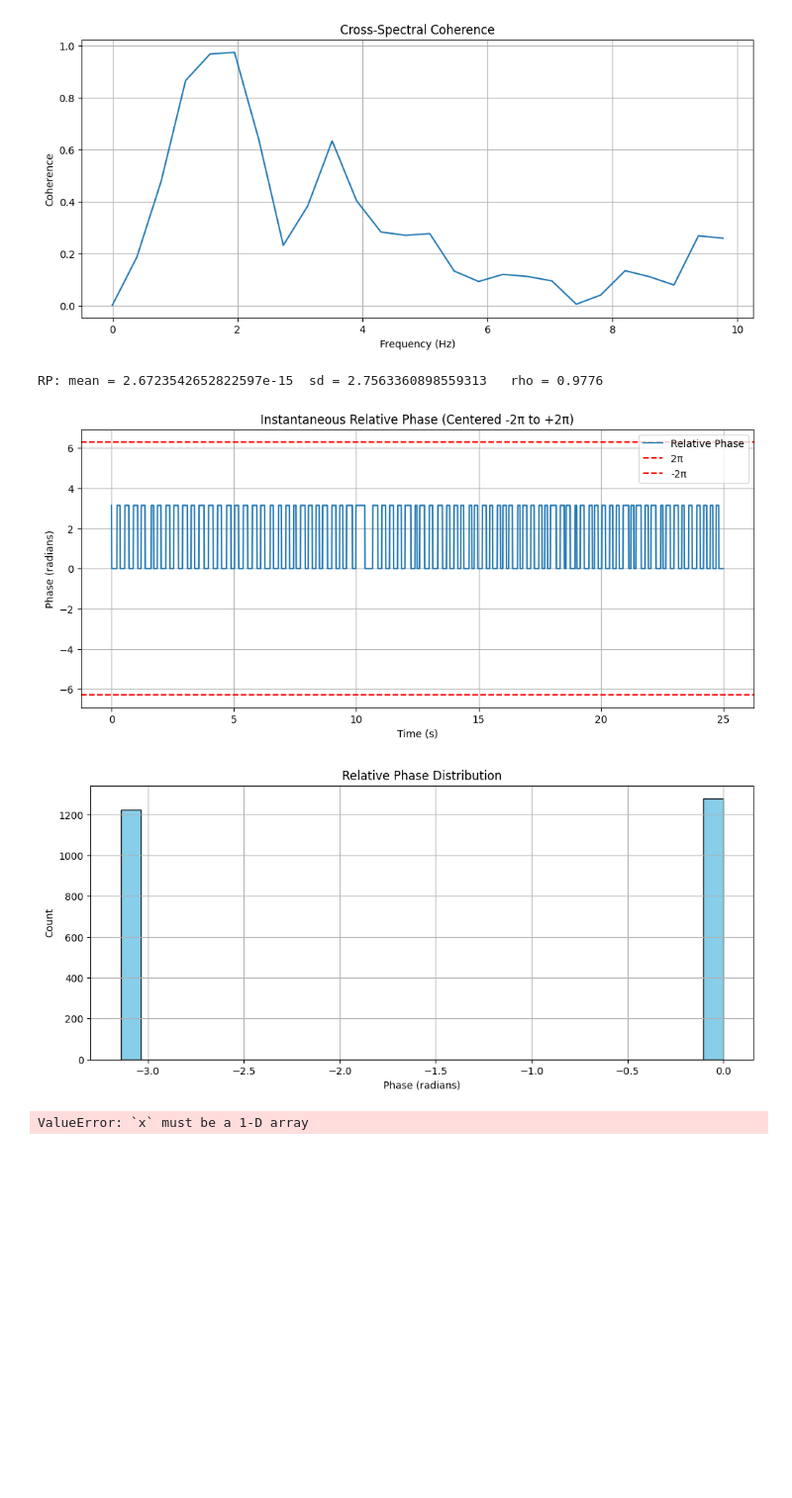
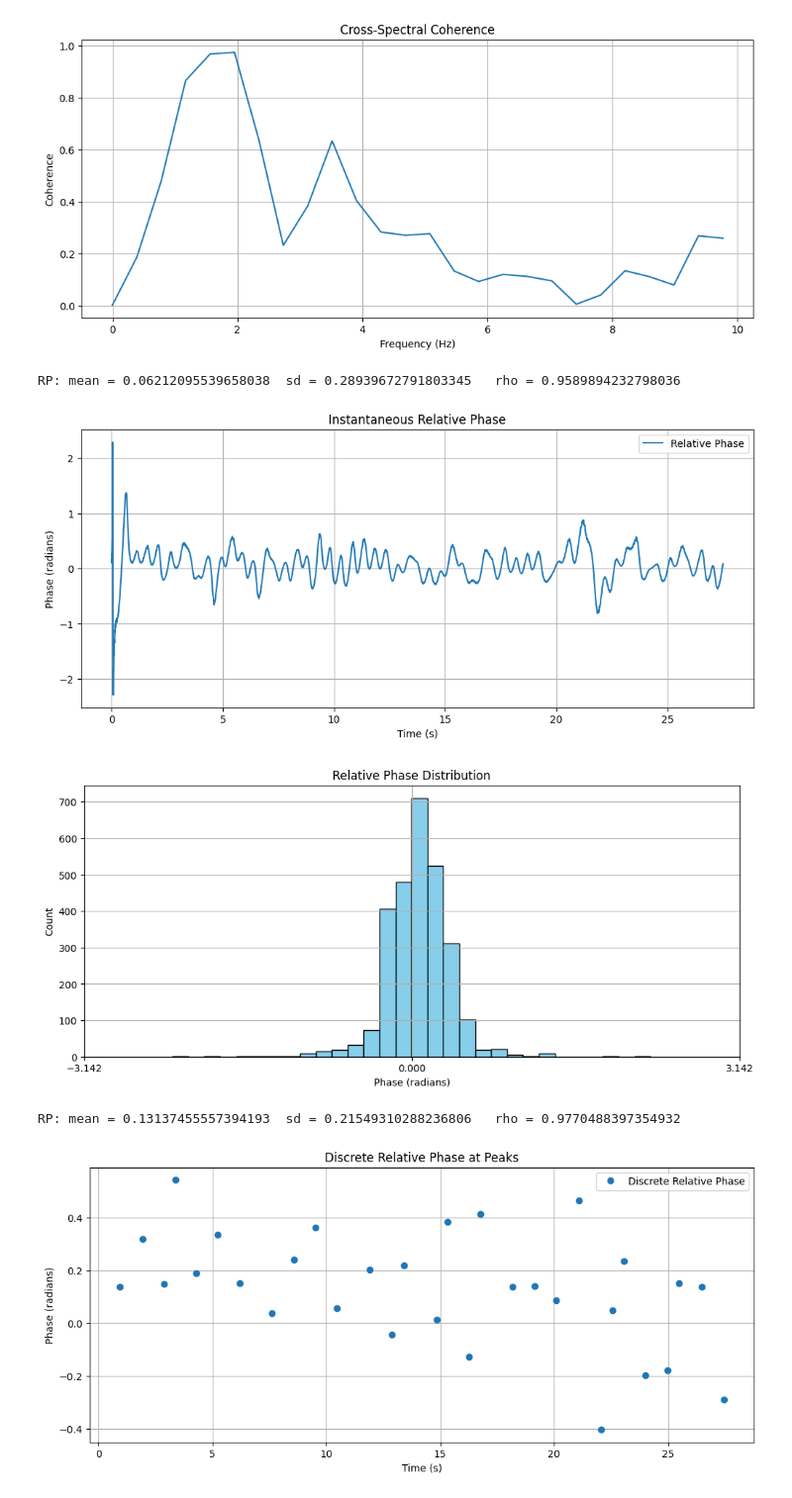
Before and after one commit to xkiwilabs/Linear-NonLinear-TSAnalysis, a Jupyter notebook: sandbox_testing.ipynb, the cells around one changed output. Shown at 99% size. Cells and saved outputs as stored; diff of their text form; code cells hidden in the pictures; blank space fills up the shorter version.

```diff
--- a/sandbox_testing.ipynb
+++ b/sandbox_testing.ipynb
@@ -71,25 +71,27 @@ Average Coherence (across spectrum): 0.11291847633082697
 [figure]
 [figure]
 # %%
-# Example usage
-x1 = data_x
-x2 = data_y
+data = pd.read_csv(os.path.join('data/crqaContinuous', 'pendulums.txt'), sep='\t', header=None)
+
+x1 = data[0]
+x2 = data[1]
 samplerate = 100  # 100 Hz sampling rate
 
 # Perform synchrony analysis and plot results
 meanRP, sdRP, rvRP, radians = irp(x1, x2)
 print(f'RP: mean = {meanRP}  sd = {sdRP}   rho = {rvRP}')
-plot_irp(radians, samplerate, 180)
+plot_irp(radians, samplerate)
 plot_rp_distribution(radians)
 
 meanRP, sdRP, rvRP, radians, peaks = drp(x1, x2, samplerate)
 print(f'RP: mean = {meanRP}  sd = {sdRP}   rho = {rvRP}')
-plot_drp(radians, samplerate)
-plot_rp_distribution(radians, peaks)
+plot_drp(radians, peaks, samplerate)
+plot_rp_distribution(radians, samplerate)
 
-return_plot(radians, samplerate)
+return_plot(x1, x2, samplerate)
 # %% [output]
-RP: mean = 2.6723542652822597e-15  sd = 2.7563360898559313   rho = 0.9776
+RP: mean = 0.06212095539658038  sd = 0.28939672791803345   rho = 0.9589894232798036
-[figure, old version]
+[figure, new version]
-[figure, old version]
+[figure, new version]
-ValueError: `x` must be a 1-D array
+RP: mean = 0.13137455557394193  sd = 0.21549310288236806   rho = 0.9770488397354932
+[figure, added]
```
Also changed, not shown: parts of 1 cell of this notebook, 2 other files.
